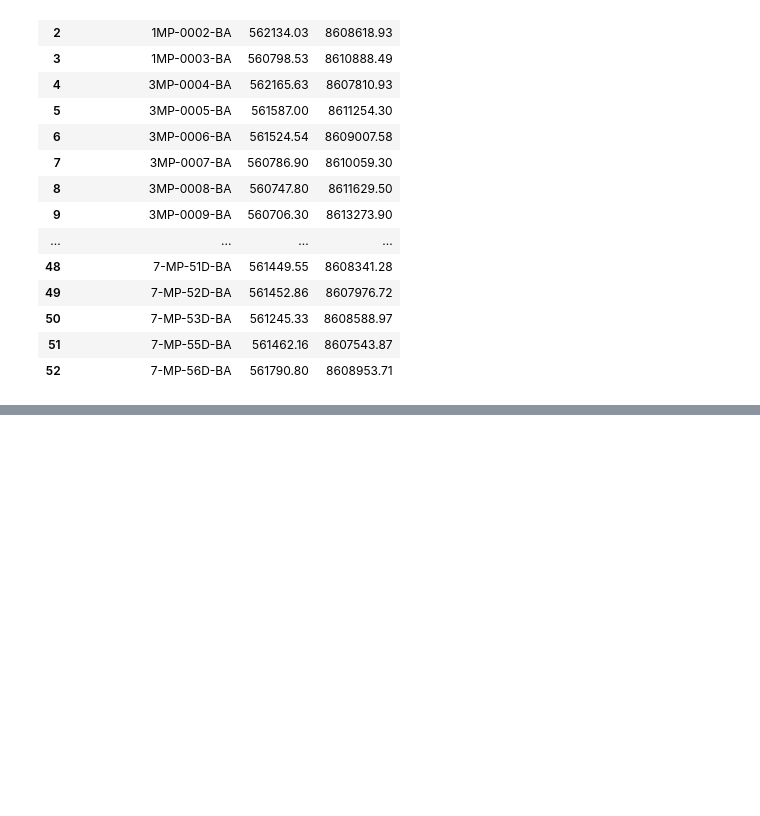
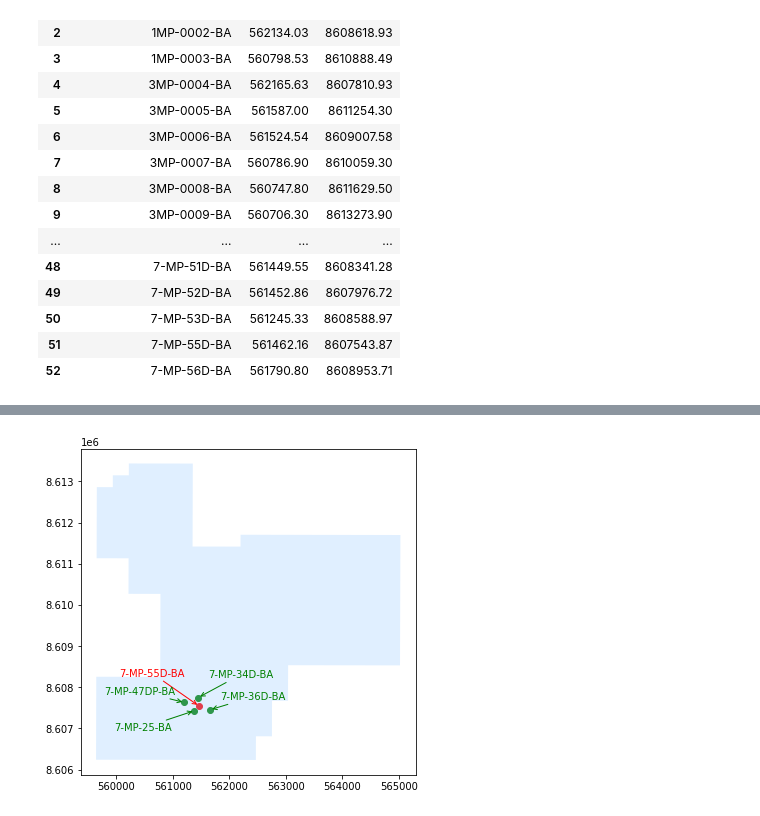
Before and after one commit to rmotadutra/PFG_2020, a Jupyter notebook: codes/SelectWells.ipynb, the cells around one changed output, grey strips where cells are left out. Saved outputs shown, nothing was run; the diff lists cells and outputs as text; code cells hidden in the pictures; blank space fills up the shorter version.

```diff
--- a/codes/SelectWells.ipynb
+++ b/codes/SelectWells.ipynb
@@ -72,0 +95,39 @@ wellschosen
+# %%
+plt.figure(figsize=(6,6))
+ax1 = plt.subplot()
+x,y = fields.geometry[0].exterior.xy
+ax1.fill(x,y, "#99ccff", label=fields.NOM_CAMPO[0], alpha=0.3)
+
+ax1.scatter(wells[51]['utme'], wells[51]['utmn'], color='red')
+ax1.annotate(wells[51]['wellname'], xy=(wells[51]['utme'], wells[51]['utmn']), xytext=[-80,30],
+                 textcoords='offset points', color='red',
+                 arrowprops=dict(arrowstyle="->", color='red')
+                )
+
+ax1.scatter(wells[30]['utme'], wells[30]['utmn'], color='green')
+ax1.annotate(wells[30]['wellname'], xy=(wells[30]['utme'], wells[30]['utmn']), xytext=[-80,-20],
+                 textcoords='offset points', color = 'green',
+                 arrowprops=dict(arrowstyle="->", color='green')
+                )
+
+ax1.scatter(wells[44]['utme'], wells[44]['utmn'], color='green')
+ax1.annotate(wells[44]['wellname'], xy=(wells[44]['utme'], wells[44]['utmn']), xytext=[-80,8],
+                 textcoords='offset points', color = 'green',
+                 arrowprops=dict(arrowstyle="->", color='green')
+                )
+
+ax1.scatter(wells[35]['utme'], wells[35]['utmn'], color='green')
+ax1.annotate(wells[35]['wellname'], xy=(wells[35]['utme'], wells[35]['utmn']), xytext=[10,20],
+                 textcoords='offset points', color = 'green',
+                 arrowprops=dict(arrowstyle="->", color='green')
+                )
+
+ax1.scatter(wells[37]['utme'], wells[37]['utmn'], color='green')
+ax1.annotate(wells[37]['wellname'], xy=(wells[37]['utme'], wells[37]['utmn']), xytext=[10,10],
+                 textcoords='offset points', color = 'green',
+                 arrowprops=dict(arrowstyle="->", color='green')
+                )
+plt.savefig("../image/mp_closewells.png", dpi=300, transparent=True)
+plt.show()
+# %% [output]
+[figure, added]
```
Also changed, not shown: parts of 9 cells of this notebook, 32 other files.
